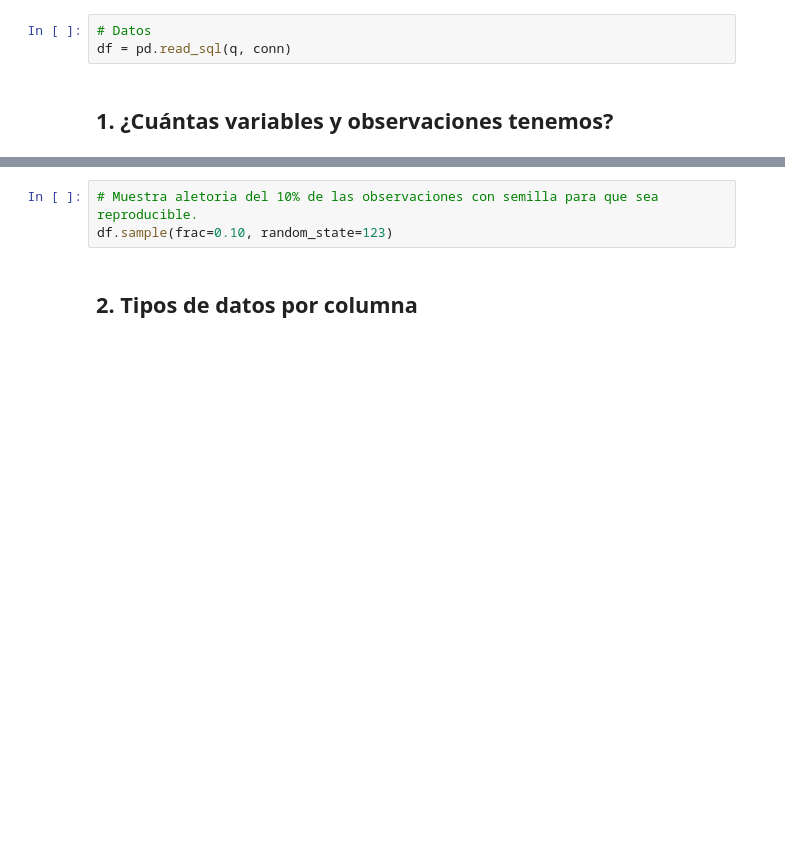
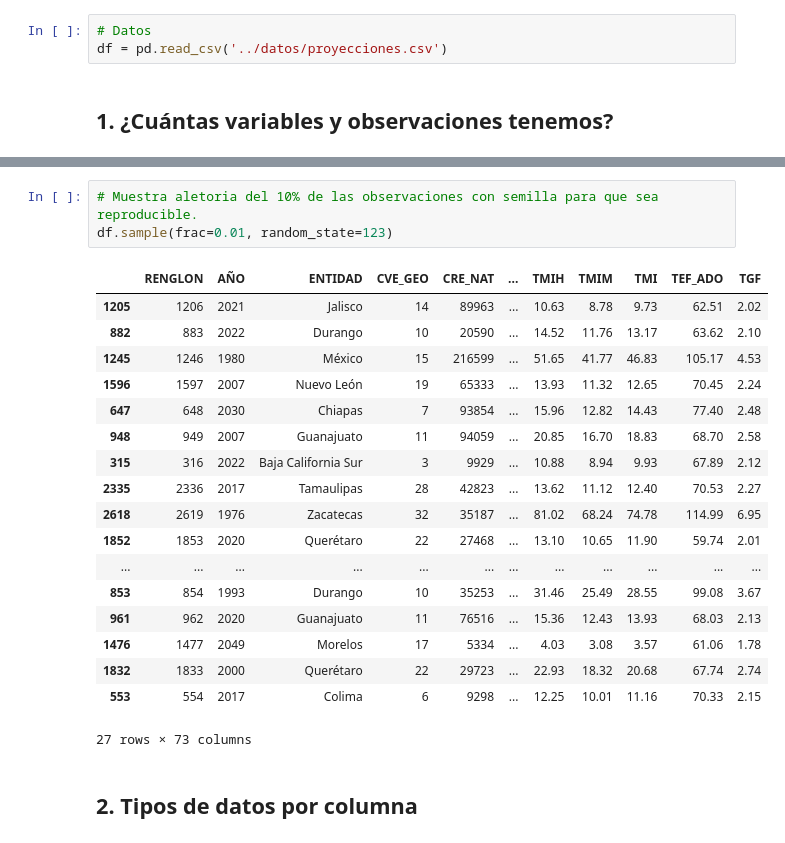
Before and after one commit to m-durand/propedeutico_python, a Jupyter notebook: notebooks/4_pandas_cleaning.ipynb, the cells around one changed output, grey strips where cells are left out. Drawn from its saved outputs; the diff is of its cells as text; blank space fills up the shorter version.

```diff
--- a/notebooks/4_pandas_cleaning.ipynb
+++ b/notebooks/4_pandas_cleaning.ipynb
@@ -35,6 +27,6 @@ q = """
 # %%
 # Datos
-df = pd.read_sql(q, conn)
+df = pd.read_csv('../datos/proyecciones.csv')
 # %% [markdown]
 ## 1. ¿Cuántas variables y observaciones tenemos?
 # %%
@@ -60,6 +98,25 @@ df.sample(5,random_state=123)
 # %%
 # Muestra aletoria del 10% de las observaciones con semilla para que sea reproducible.
-df.sample(frac=0.10, random_state=123)
+df.sample(frac=0.01, random_state=123)
+# %% [output]
+|  | RENGLON | AÑO | ENTIDAD | CVE_GEO | CRE_NAT | ... | TMIH | TMIM | TMI | TEF_ADO | TGF |
+| 1205 | 1206 | 2021 | Jalisco | 14 | 89963 | ... | 10.63 | 8.78 | 9.73 | 62.51 | 2.02 |
+| 882 | 883 | 2022 | Durango | 10 | 20590 | ... | 14.52 | 11.76 | 13.17 | 63.62 | 2.10 |
+| 1245 | 1246 | 1980 | México | 15 | 216599 | ... | 51.65 | 41.77 | 46.83 | 105.17 | 4.53 |
+| 1596 | 1597 | 2007 | Nuevo León | 19 | 65333 | ... | 13.93 | 11.32 | 12.65 | 70.45 | 2.24 |
+| 647 | 648 | 2030 | Chiapas | 7 | 93854 | ... | 15.96 | 12.82 | 14.43 | 77.40 | 2.48 |
+| 948 | 949 | 2007 | Guanajuato | 11 | 94059 | ... | 20.85 | 16.70 | 18.83 | 68.70 | 2.58 |
+| 315 | 316 | 2022 | Baja California Sur | 3 | 9929 | ... | 10.88 | 8.94 | 9.93 | 67.89 | 2.12 |
+| 2335 | 2336 | 2017 | Tamaulipas | 28 | 42823 | ... | 13.62 | 11.12 | 12.40 | 70.53 | 2.27 |
+| 2618 | 2619 | 1976 | Zacatecas | 32 | 35187 | ... | 81.02 | 68.24 | 74.78 | 114.99 | 6.95 |
+| 1852 | 1853 | 2020 | Querétaro | 22 | 27468 | ... | 13.10 | 10.65 | 11.90 | 59.74 | 2.01 |
+| ... | ... | ... | ... | ... | ... | ... | ... | ... | ... | ... | ... |
+| 853 | 854 | 1993 | Durango | 10 | 35253 | ... | 31.46 | 25.49 | 28.55 | 99.08 | 3.67 |
+| 961 | 962 | 2020 | Guanajuato | 11 | 76516 | ... | 15.36 | 12.43 | 13.93 | 68.03 | 2.13 |
+| 1476 | 1477 | 2049 | Morelos | 17 | 5334 | ... | 4.03 | 3.08 | 3.57 | 61.06 | 1.78 |
+| 1832 | 1833 | 2000 | Querétaro | 22 | 29723 | ... | 22.93 | 18.32 | 20.68 | 67.74 | 2.74 |
+| 553 | 554 | 2017 | Colima | 6 | 9298 | ... | 12.25 | 10.01 | 11.16 | 70.33 | 2.15 |
+27 rows × 73 columns
 # %% [markdown]
 ## 2. Tipos de datos por columna
 # %%
```
Also changed, not shown: parts of 15 cells of this notebook.
